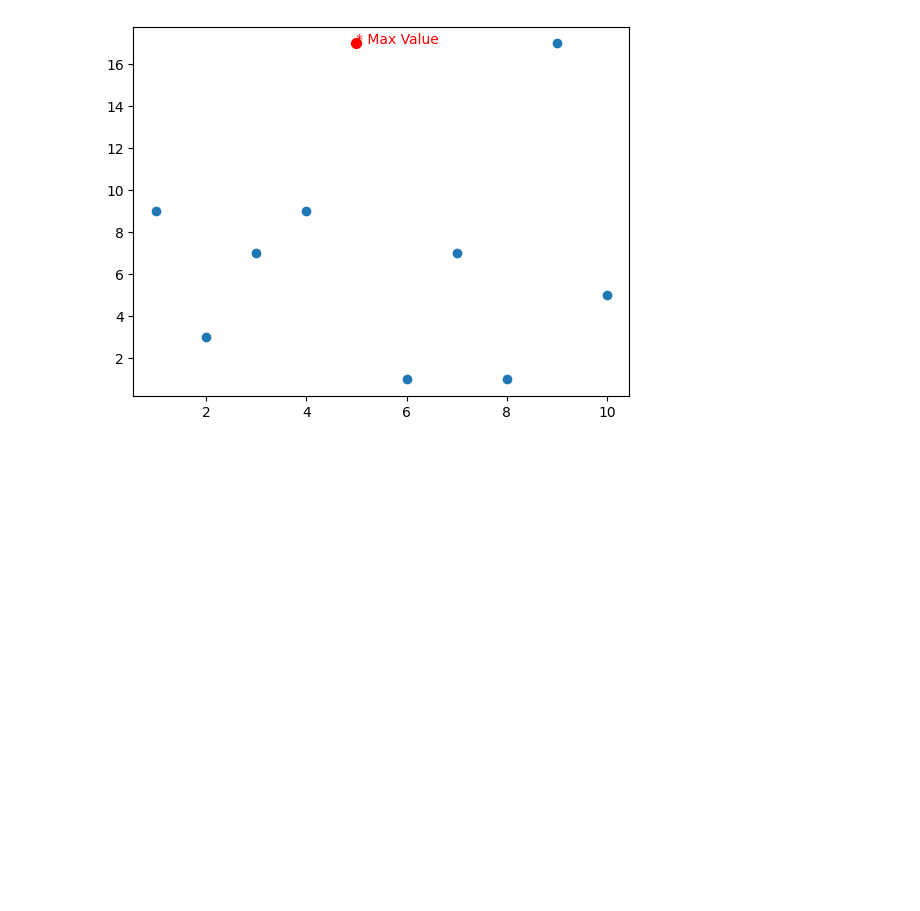
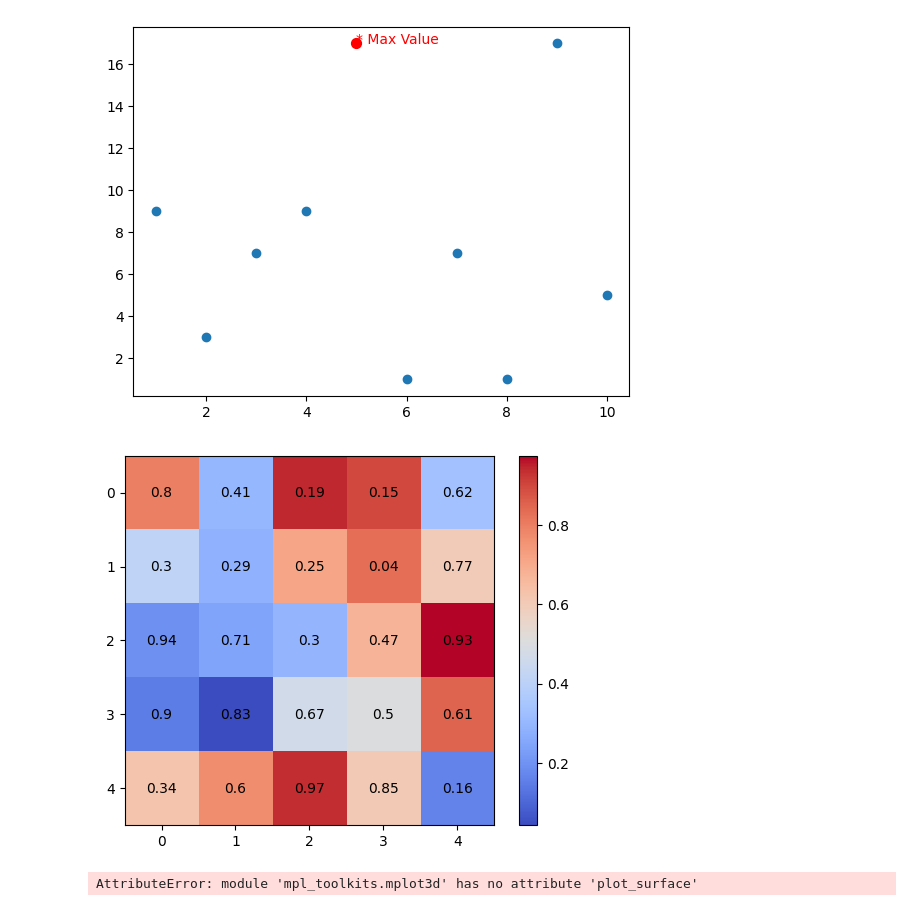
Before and after one commit to ishaank17/PSDV-Grp-ES-114-, a Jupyter notebook: Lab2/Lab2.ipynb, the cells around one changed output. Saved outputs shown, nothing was run; the diff lists cells and outputs as text; code cells hidden in the pictures; blank space fills up the shorter version.

```diff
--- a/Lab2/Lab2.ipynb
+++ b/Lab2/Lab2.ipynb
@@ -1031,0 +1085,39 @@ plt.show()
+# %%
+# Q5. Creating a Custom Colormap**
+
+# Generate a heatmap for a 5x5 matrix of random numbers between 0 and 1:
+# 1. Use a custom colormap (blue to red).
+# 2. Add a color bar and display exact cell values rounded to 2 decimals.
+
+arr=np.random.random(size=(5,5))
+plt.imshow(arr,cmap="coolwarm")
+plt.colorbar()
+
+for x in range(0,arr.shape[0]):
+    for y in range(0,arr.shape[1]):
+        plt.annotate(round(arr[x,y],2),(x,y),ha="center" , va="center")
+# %% [output]
+[figure, added]
+# %%
+# **Q6. Customization of 3D Plot**
+
+# Using Matplotlib’s mpl_toolkits.mplot3d, create a 3D surface plot for the function:
+# z = sin(sqrt(x^2 + y^2))
+
+# Requirements:
+# 1. Generate x and y values in the range -5 to 5 using a meshgrid.
+# 2. Use a custom colormap that highlights peaks and valleys (e.g., `coolwarm`).
+# 3. Add a color bar with a label "Amplitude".
+# 4. Add labels for all three axes and a title.
+# 5. Rotate the 3D plot to a custom viewing angle using ax.view_init.
+
+x=np.linspace(-5,5,400)
+y=x
+xv,yv=np.meshgrid(x,y)
+
+z=np.sin(np.sqrt(x**2+y**2))
+
+
+m3d.plot_surface(xv,yv,z,cmap="RdBu")
+# %% [output]
+AttributeError: module 'mpl_toolkits.mplot3d' has no attribute 'plot_surface'
```
Also changed, not shown: parts of 3 cells of this notebook.
